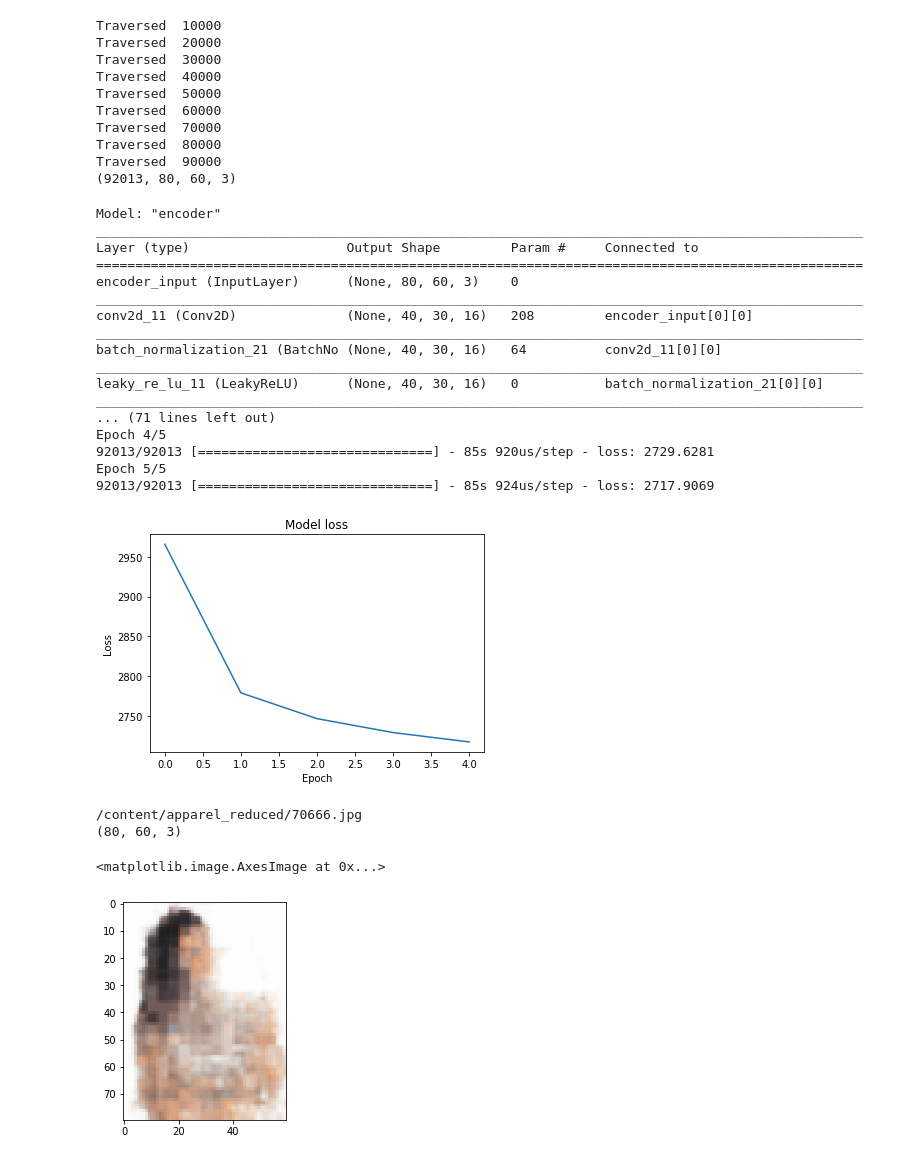
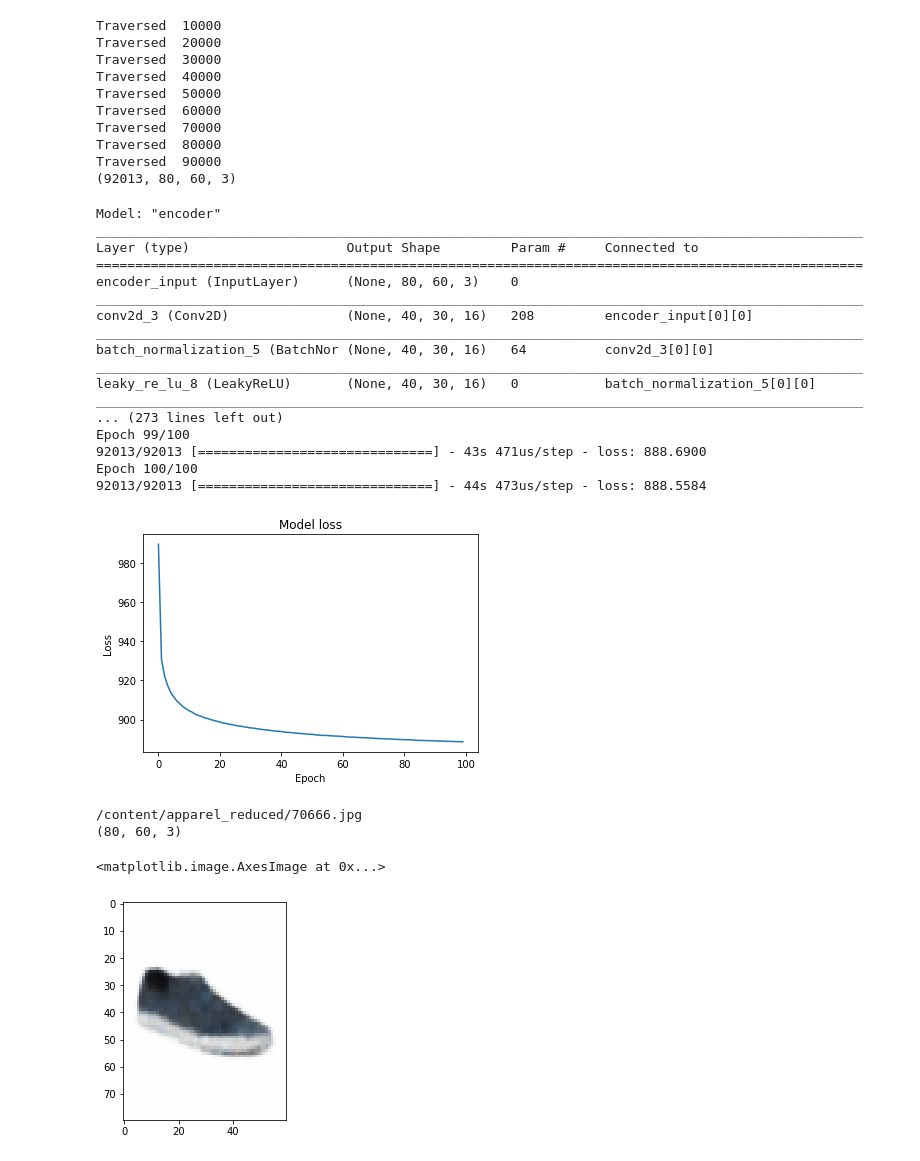
Before and after one commit to sarmientoj24/EE298, a Jupyter notebook: VAE.ipynb, the cells around one changed output. Cells and saved outputs as stored; diff of their text form; code cells hidden in the pictures.

```diff
--- a/VAE.ipynb
+++ b/VAE.ipynb
@@ -435,23 +438,23 @@ Traversed  90000
 (92013, 80, 60, 3)
 # %%
 def sampling(args):
-    z_mean, z_log_sigma = args
+    z_mean, z_log_var = args
     batch = K.shape(z_mean)[0]
     dim = K.int_shape(z_mean)[1]
     # by default, random_normal has mean=0 and std=1.0
     epsilon = K.random_normal(shape=(batch, dim))
-    return z_mean + K.exp(z_log_sigma / 2) * epsilon
+    return z_mean + K.exp(z_log_var / 2) * epsilon
 
-z_dim = 20
+z_dim = 16
 kernel_size = 2
-latent_dim = 20
+latent_dim = 16
 filter_dims = [16, 32, 64]
 filter_decoder = [64, 32, 16]
 image_shape = (80, 60, 3)
-epochs = 5
+epochs = 100
 batch_size=32
 from keras import layers, initializers
-from keras.callbacks import EarlyStopping
+from keras.layers import Dropout
 
 inputs = Input(shape=image_shape, name='encoder_input')
 x = inputs
@@ -462,32 +465,35 @@ for i in range(2):
             strides=2,
             padding='same')(x)
   x = BatchNormalization()(x)
-  x = LeakyReLU(0.2)(x)
+  x = LeakyReLU(0.1)(x)
 
 # shape info needed to build decoder model
 shape = K.int_shape(x)
 
 # generate latent vector Q(z|X)
 x = Flatten()(x)
-x = Dense(64, activation='relu')(x)
+x = Dense(64)(x)
+x = LeakyReLU(0.1)(x)
 z_mean = Dense(latent_dim, name='z_mean')(x)
-z_log_sigma = Dense(latent_dim, name='z_log_sigma',
-      kernel_initializer='random_uniform',
+z_log_var = Dense(latent_dim, name='z_log_var',
+      kernel_initializer='glorot_normal',
       bias_initializer=initializers.Constant(0.1))(x)
 
 # use reparameterization trick to push the sampling out as input
 # note that "output_shape" isn't necessary with the TensorFlow backend
-z = Lambda(sampling, output_shape=(latent_dim,), name='z')([z_mean, z_log_sigma])
+z = Lambda(sampling, output_shape=(latent_dim,), name='z')([z_mean, z_log_var])
 
 # instantiate encoder model
-encoder = Model(inputs, [z_mean, z_log_sigma, z], name='encoder')
+encoder = Model(inputs, [z_mean, z_log_var, z], name='encoder')
 encoder.summary()
 plot_model(encoder, to_file='vae_cnn_encoder.png', show_shapes=True)
 
 # build decoder model
 latent_inputs = Input(shape=(latent_dim,), name='z_sampling')
-x = Dense(64, activation='relu')(latent_inputs)
-x = Dense(shape[1] * shape[2] * shape[3], activation='relu')(x)
+x = Dense(64)(latent_inputs)
+x = LeakyReLU(0.1)(x)
+x = Dense(shape[1] * shape[2] * shape[3])(x)
+x = LeakyReLU(0.1)(x)
 x = Reshape((shape[1], shape[2], shape[3]))(x)
 
 for i in range(2):
@@ -497,7 +503,7 @@ for i in range(2):
                       strides=2,
                       padding='same')(x)
   x = BatchNormalization()(x)
-  x = Activation('relu')(x)
+  x = LeakyReLU(0.1)(x)
 
 outputs = Conv2DTranspose(filters=3,
                           kernel_size=kernel_size,
@@ -522,9 +528,9 @@ vae.summary()
 reconstruction_loss = binary_crossentropy(K.flatten(inputs),
                                            K.flatten(outputs))
 
-reconstruction_loss *= image_shape[0] * image_shape[1] * image_shape[2]
+reconstruction_loss *= image_shape[0] * image_shape[1]
 # reconstruction_loss = K.sum(reconstruction_loss)
-kl_loss = 1 + (z_log_sigma) - K.square(z_mean) - K.exp(z_log_sigma)
+kl_loss = 1 + (z_log_var) - K.square(z_mean) - K.exp(z_log_var)
 kl_loss = K.sum(kl_loss, axis=-1)
 kl_loss *= -0.5
 vae_loss = K.mean(reconstruction_loss + kl_loss)
@@ -543,16 +549,16 @@ vae_loss = K.mean(reconstruction_loss + kl_loss)
 #     kl = 0.5 * K.sum(K.exp(z_log_sigma) + K.square(z_mean) - 1. - z_log_sigma, axis=1)
 #     return recon + kl
 vae.add_loss(vae_loss)
-es = EarlyStopping(monitor='vae_loss', mode='min', verbose=1, patience=20)
+# es = EarlyStopping(monitor='vae_loss', mode='min', verbose=1, patience=20)
 vae.compile(optimizer='adam')
 
 history = vae.fit(x_train,
             epochs=epochs,
             batch_size=batch_size,
             verbose=1)
-vae.save('vae_mnist2.h5')
-encoder.save('vae_encoder2.h5')
-decoder.save('vae_decoder2.h5')
+vae.save('vae_binary_cross_adam_epoch_only_relu_200.h5')
+encoder.save('encoder_binary_cross_adam_epoch_only_relu_200.h5')
+decoder.save('decoder_binary_cross_adam_epoch_only_relu_200.h5')
 
 plt.plot(history.history['loss'])
 plt.title('Model loss')
@@ -572,30 +578,31 @@ Layer (type)                    Output Shape         Param #     Connected to
 ==================================================================================================
 encoder_input (InputLayer)      (None, 80, 60, 3)    0
 __________________________________________________________________________________________________
-conv2d_11 (Conv2D)              (None, 40, 30, 16)   208         encoder_input[0][0]
+conv2d_3 (Conv2D)               (None, 40, 30, 16)   208         encoder_input[0][0]
 __________________________________________________________________________________________________
-batch_normalization_21 (BatchNo (None, 40, 30, 16)   64          conv2d_11[0][0]
+batch_normalization_5 (BatchNor (None, 40, 30, 16)   64          conv2d_3[0][0]
 __________________________________________________________________________________________________
-leaky_re_lu_11 (LeakyReLU)      (None, 40, 30, 16)   0           batch_normalization_21[0][0]
+leaky_re_lu_8 (LeakyReLU)       (None, 40, 30, 16)   0           batch_normalization_5[0][0]
 __________________________________________________________________________________________________
-... (71 lines left out)
-Epoch 4/5
-92013/92013 [==============================] - 85s 920us/step - loss: 2729.6281
-Epoch 5/5
-92013/92013 [==============================] - 85s 924us/step - loss: 2717.9069
+... (273 lines left out)
+Epoch 99/100
+92013/92013 [==============================] - 43s 471us/step - loss: 888.6900
+Epoch 100/100
+92013/92013 [==============================] - 44s 473us/step - loss: 888.5584
-[figure, old version]
+[figure, new version]
 # %%
 imgs = glob.glob('/content/apparel_reduced/' + '*.jpg')
 img_1 = imgs[0]
 print(img_1)
+img_1 = '/content/29570.jpg'    # benchmarking on a specific image
 x = imageio.imread(img_1)
 x = x.astype(np.float32) / 255.0
 x = np.reshape(x, [-1, 80, 60, 3])
 print(x[0].shape)
 out_vae = vae.predict(x)
 plt.imshow(out_vae[0])
 # %% [output]
 /content/apparel_reduced/70666.jpg
 (80, 60, 3)
 <matplotlib.image.AxesImage at 0x...>
-[figure, old version]
+[figure, new version]
```
Also changed, not shown: parts of 11 cells of this notebook.
